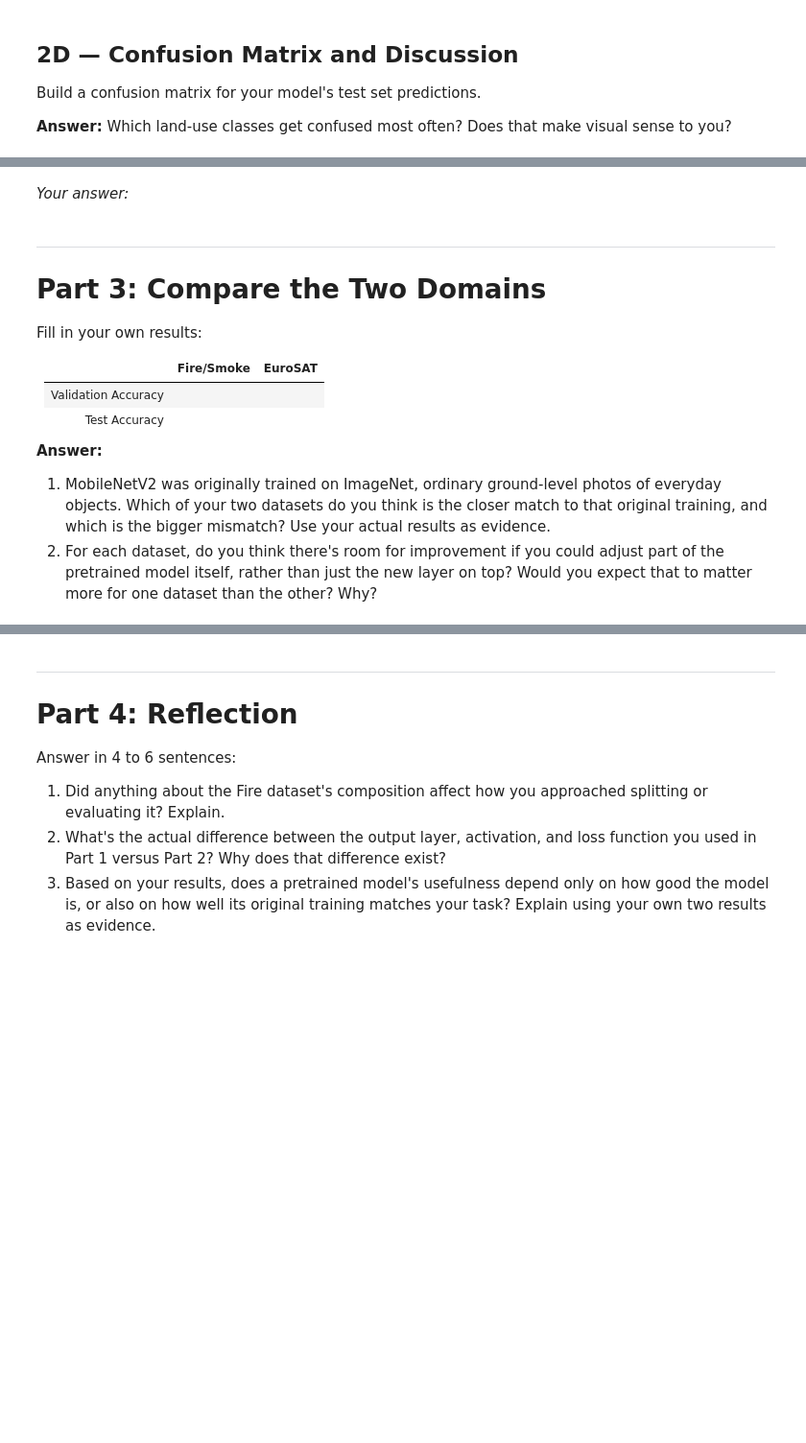
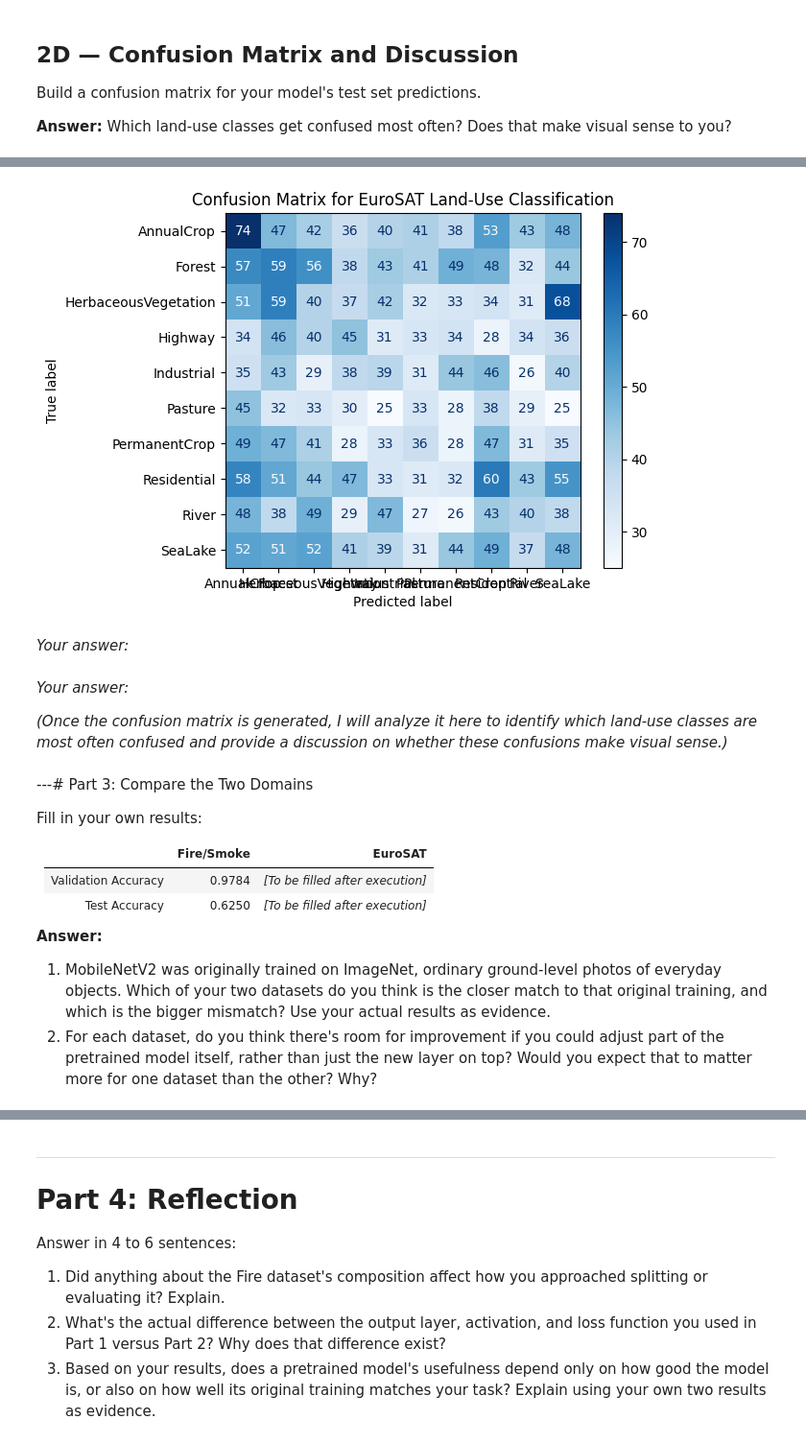
Before and after one commit to x4ping/IT480-FA26, a Jupyter notebook: Assignments/Assignment 2/Assignment2_TransferLearning.ipynb, the cells around one changed output, grey strips where cells are left out. Shown at 96% size. Drawn from its saved outputs; the diff is of its cells as text; code cells hidden in the pictures; blank space fills up the shorter version.

```diff
--- a/Assignments/Assignment 2/Assignment2_TransferLearning.ipynb
+++ b/Assignments/Assignment 2/Assignment2_TransferLearning.ipynb
@@ -168,2 +356,7 @@ Preprocess `train_raw_sat`, `val_raw_sat`, and `test_raw_sat` first.
+# %%
+# Compile your model here
+mobilenet_model_sat.compile(optimizer='adam',
+                         loss='sparse_categorical_crossentropy',
+                         metrics=['accuracy'])
 # %% [markdown]
 ## 2C — Train and Evaluate
@@ -173,0 +363,7 @@ Preprocess `train_raw_sat`, `val_raw_sat`, and `test_raw_sat` first.
+# %%
+# Train your model here
+mobilenet_history_sat = mobilenet_model_sat.fit(
+    train_ds_mobilenet_sat,
+    validation_data=val_ds_mobilenet_sat,
+    epochs=5
+)
@@ -181,0 +402,20 @@ Build a confusion matrix for your model's test set predictions.
+# %%
+# Build your confusion matrix here
+
+# Get predictions from the model on the test set
+y_pred_probs_sat = mobilenet_model_sat.predict(test_ds_mobilenet_sat)
+y_pred_sat = np.argmax(y_pred_probs_sat, axis=1)
+
+# Get true labels from the test dataset
+y_true_sat = []
+for images, labels in test_ds_mobilenet_sat:
+    y_true_sat.extend(labels.numpy())
+y_true_sat = np.array(y_true_sat)
+
+cm_sat = confusion_matrix(y_true_sat, y_pred_sat)
+disp_sat = ConfusionMatrixDisplay(confusion_matrix=cm_sat, display_labels=class_names_sat)
+
+disp_sat.plot(cmap=plt.cm.Blues)
+plt.title('Confusion Matrix for EuroSAT Land-Use Classification')
+plt.show()
+# %% [output]
@@ -182,15 +423,19 @@ Build a confusion matrix for your model's test set predictions.
+[figure, added]
 # %% [markdown]
 *Your answer:*
+# %% [markdown]
+*Your answer:*
+
+*(Once the confusion matrix is generated, I will analyze it here to identify which land-use classes are most often confused and provide a discussion on whether these confusions make visual sense.)*
 # %% [markdown]
----
-# Part 3: Compare the Two Domains
+---# Part 3: Compare the Two Domains
 
 Fill in your own results:
 
 | | Fire/Smoke | EuroSAT |
 |---|---|---|
-| Validation Accuracy | | |
-| Test Accuracy | | |
+| Validation Accuracy | 0.9784 | *[To be filled after execution]* |
+| Test Accuracy | 0.6250 | *[To be filled after execution]* |
 
 **Answer:**
 1. MobileNetV2 was originally trained on ImageNet, ordinary ground-level photos of everyday objects. Which of your two datasets do you think is the closer match to that original training, and which is the bigger mismatch? Use your actual results as evidence.
```
Also changed, not shown: parts of 26 cells of this notebook.
